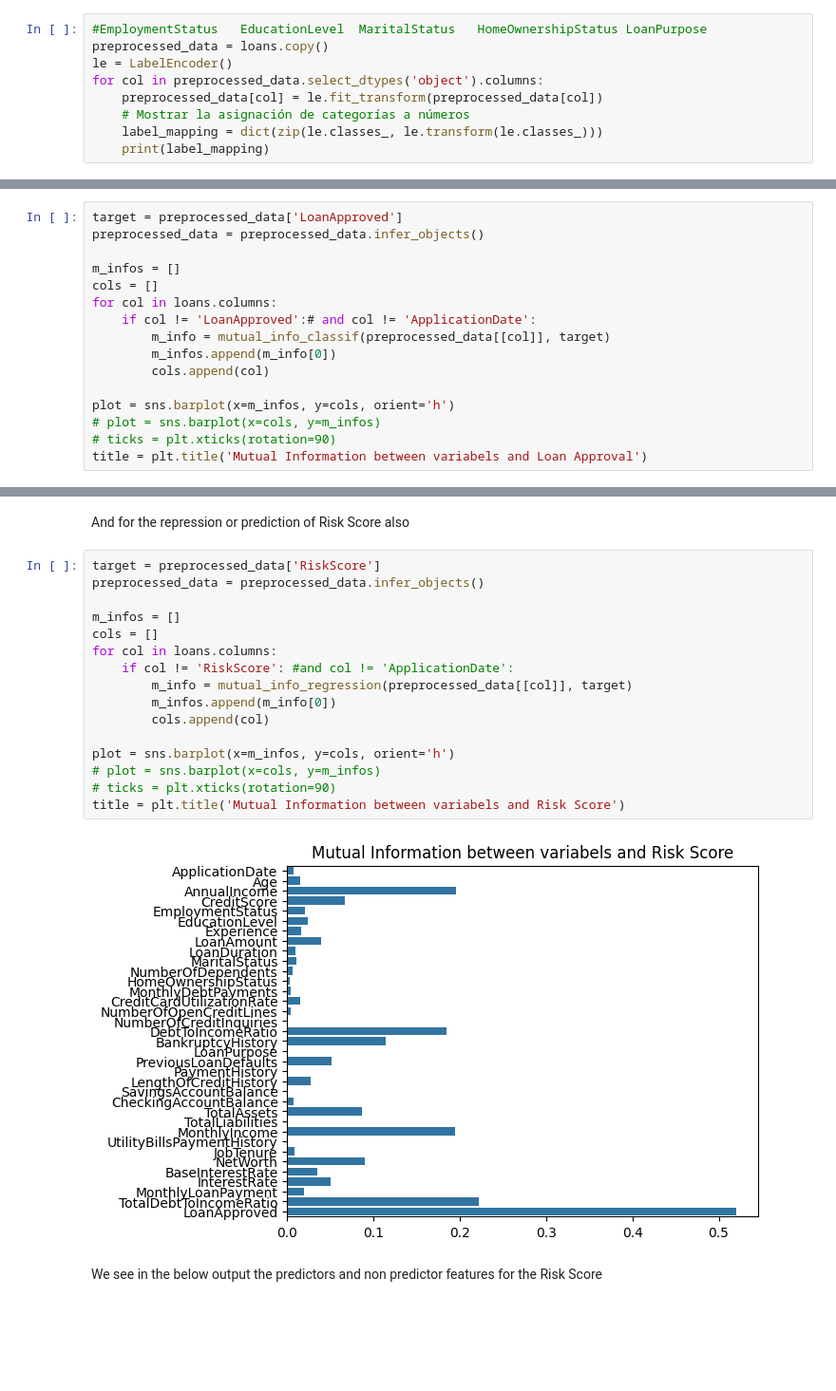
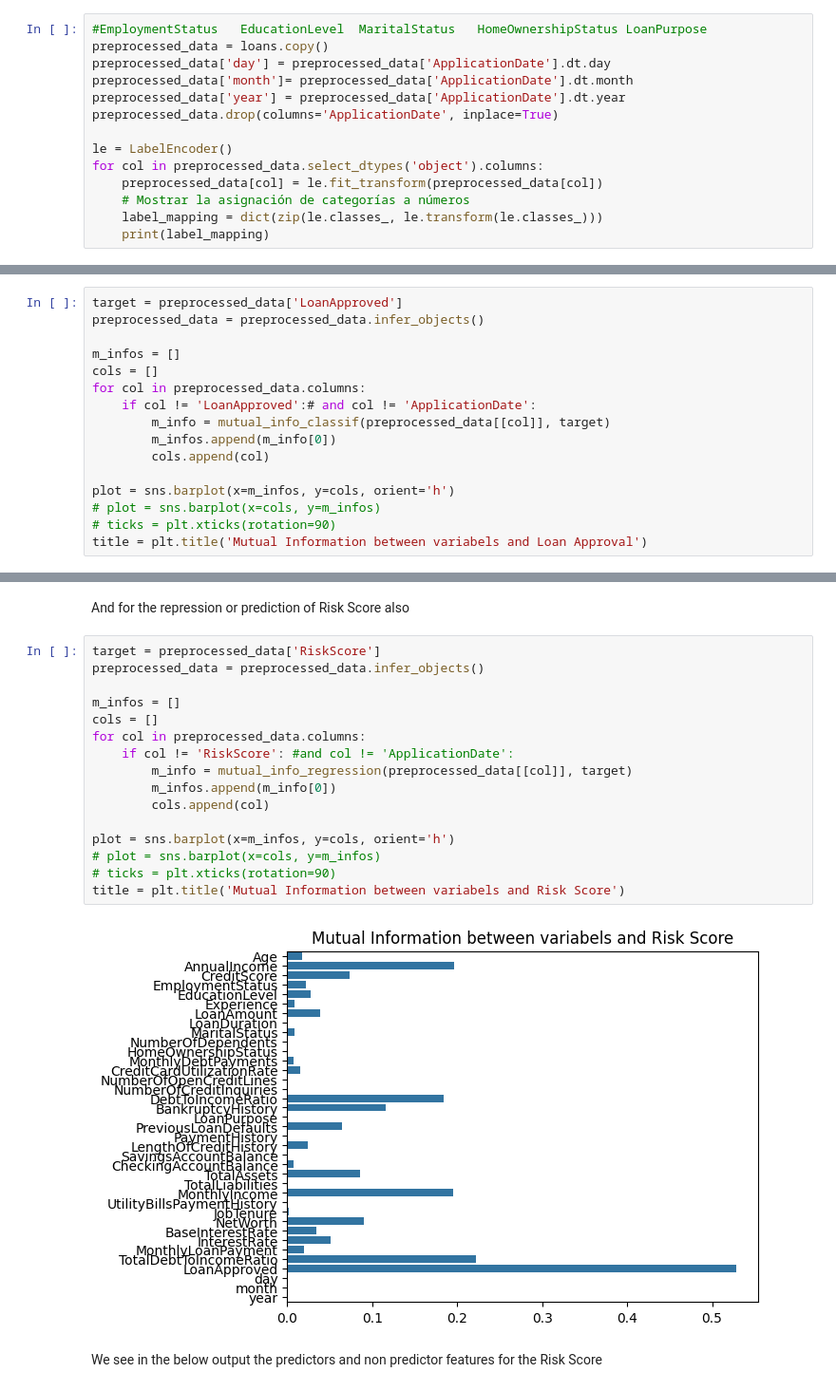
Before and after one commit to ghb72/LoansPredictions-Classifications, a Jupyter notebook: firstanalysis.ipynb, the cells around one changed output, grey strips where cells are left out. Shown at 95% size. Saved outputs shown, nothing was run; the diff lists cells and outputs as text; blank space fills up the shorter version.

```diff
--- a/firstanalysis.ipynb
+++ b/firstanalysis.ipynb
@@ -135,6 +135,11 @@ from sklearn.preprocessing import LabelEncoder
 # %%
 #EmploymentStatus	EducationLevel	MaritalStatus	HomeOwnershipStatus	LoanPurpose
 preprocessed_data = loans.copy()
+preprocessed_data['day'] = preprocessed_data['ApplicationDate'].dt.day
+preprocessed_data['month']= preprocessed_data['ApplicationDate'].dt.month
+preprocessed_data['year'] = preprocessed_data['ApplicationDate'].dt.year
+preprocessed_data.drop(columns='ApplicationDate', inplace=True)
+
 le = LabelEncoder()
 for col in preprocessed_data.select_dtypes('object').columns:
     preprocessed_data[col] = le.fit_transform(preprocessed_data[col])
@@ -155,7 +160,7 @@ preprocessed_data = preprocessed_data.infer_objects()
 
 m_infos = []
 cols = []
-for col in loans.columns:
+for col in preprocessed_data.columns:
     if col != 'LoanApproved':# and col != 'ApplicationDate':
         m_info = mutual_info_classif(preprocessed_data[[col]], target)
         m_infos.append(m_info[0])
@@ -190,21 +196,21 @@ And for the repression or prediction of Risk Score also
 # %%
 target = preprocessed_data['RiskScore']
 preprocessed_data = preprocessed_data.infer_objects()
 
 m_infos = []
 cols = []
-for col in loans.columns:
+for col in preprocessed_data.columns:
     if col != 'RiskScore': #and col != 'ApplicationDate':
         m_info = mutual_info_regression(preprocessed_data[[col]], target)
         m_infos.append(m_info[0])
         cols.append(col)
 
 plot = sns.barplot(x=m_infos, y=cols, orient='h')
 # plot = sns.barplot(x=cols, y=m_infos)
 # ticks = plt.xticks(rotation=90)
 title = plt.title('Mutual Information between variabels and Risk Score')
 # %% [output]
-[figure, old version]
+[figure, new version]
 # %% [markdown]
 We see in the below output the predictors and non predictor features for the Risk Score
 # %%
```
Also changed, not shown: parts of 6 cells of this notebook, 6 other files.
